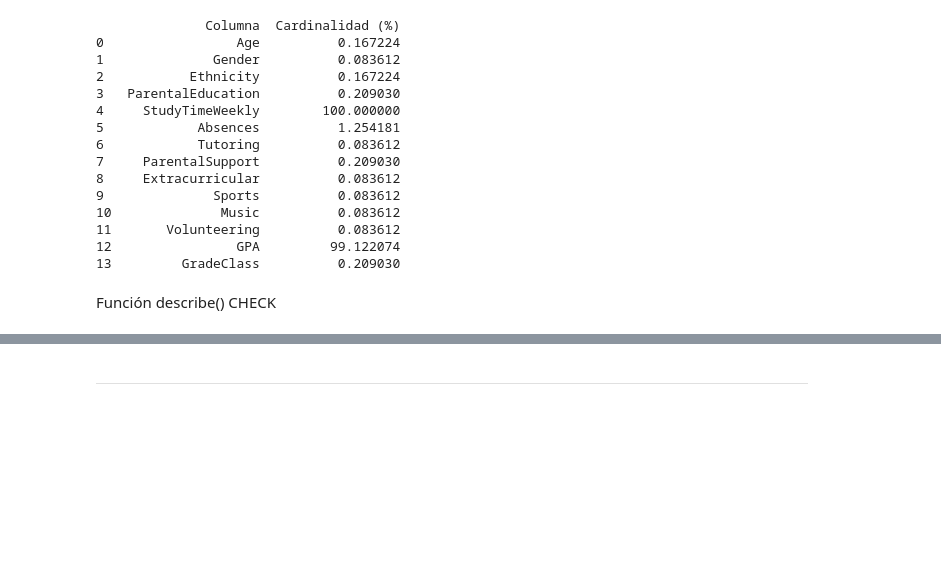
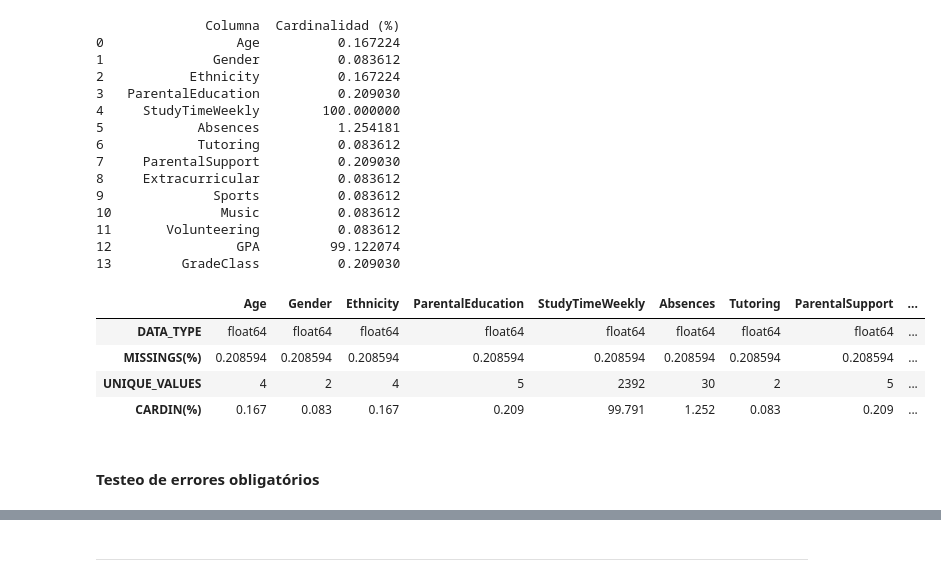
Before and after one commit to apvwbm/Team-Challenge---Lost-in-ML, a Jupyter notebook: Lost_in_ML_ToolBox.ipynb, the cells around one changed output, grey strips where cells are left out. Cells and saved outputs as stored; diff of their text form; code cells hidden in the pictures; blank space fills up the shorter version.

```diff
--- a/Lost_in_ML_ToolBox.ipynb
+++ b/Lost_in_ML_ToolBox.ipynb
@@ -76,5 +106,17 @@ print(cardinalidad)
 11       Volunteering          0.083612
 12                GPA         99.122074
 13         GradeClass          0.209030
-# %% [markdown]
-Función describe() CHECK
+# %%
+# y si hay nulos en el df?
+nulos = pd.DataFrame(np.nan, index=range(5), columns=df_estudiantes.columns)
+df_teste_nulos = pd.concat([df_estudiantes, nulos], ignore_index=True)
+
+describe_df(df_teste_nulos)
+# %% [output]
+|  | Age | Gender | Ethnicity | ParentalEducation | StudyTimeWeekly | Absences | Tutoring | ParentalSupport | ... |
+| DATA_TYPE | float64 | float64 | float64 | float64 | float64 | float64 | float64 | float64 | ... |
+| MISSINGS(%) | 0.208594 | 0.208594 | 0.208594 | 0.208594 | 0.208594 | 0.208594 | 0.208594 | 0.208594 | ... |
+| UNIQUE_VALUES | 4 | 2 | 4 | 5 | 2392 | 30 | 2 | 5 | ... |
+| CARDIN(%) | 0.167 | 0.083 | 0.167 | 0.209 | 99.791 | 1.252 | 0.083 | 0.209 | ... |
+# %% [markdown]
+#### Testeo de errores obligatórios
```
Also changed, not shown: parts of 80 cells of this notebook, 2 other files.
